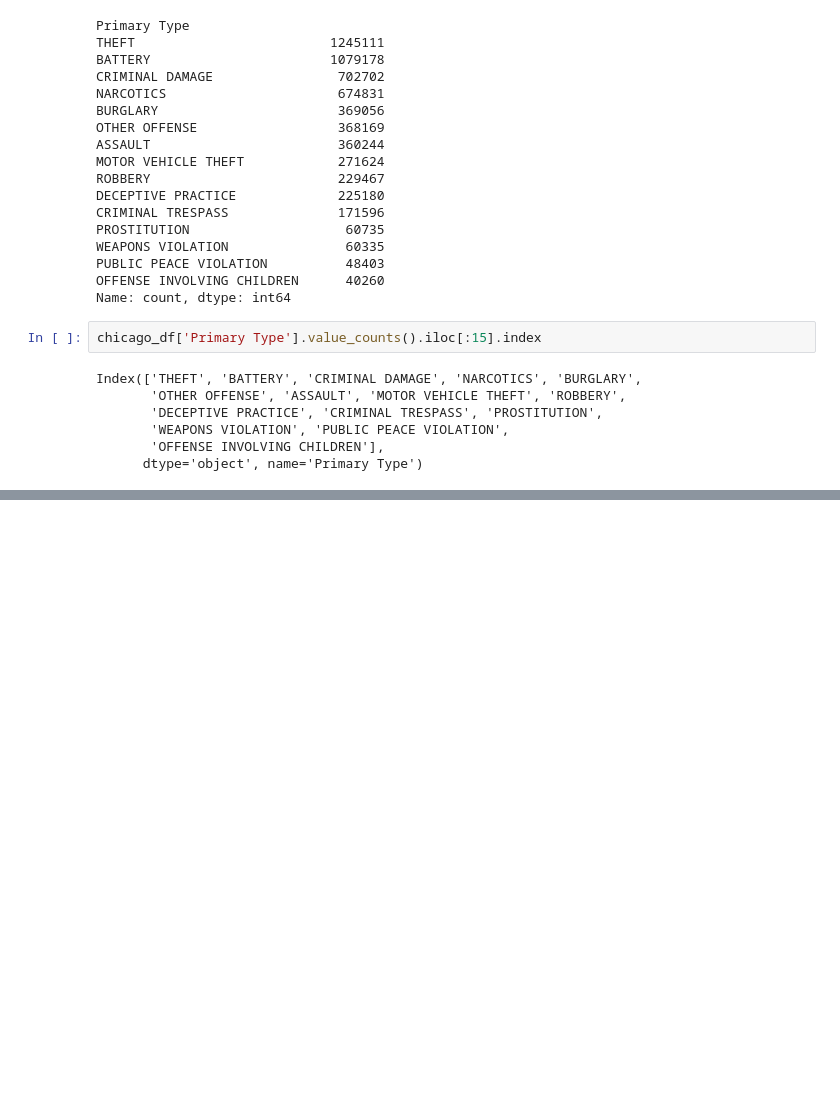
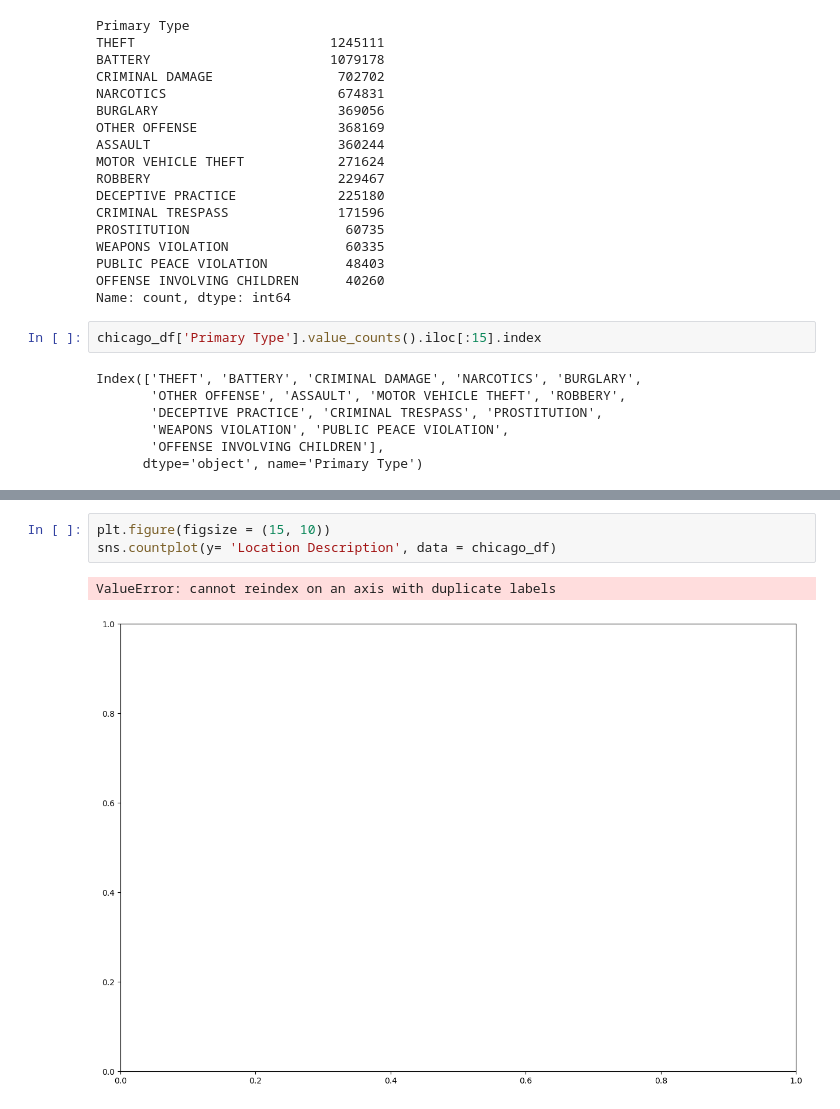
Before and after one commit to elarsaks/8ML-Projects, a Jupyter notebook: Project 3/MySolution.ipynb, the cells around one changed output, grey strips where cells are left out. Drawn from its saved outputs; the diff is of its cells as text; blank space fills up the shorter version.

```diff
--- a/Project 3/MySolution.ipynb
+++ b/Project 3/MySolution.ipynb
@@ -176,0 +176,6 @@ ValueError: Could not interpret value `Primary Types` for `y`. An entry with thi
+# %%
+plt.figure(figsize = (15, 10))
+sns.countplot(y= 'Location Description', data = chicago_df)
+# %% [output]
+ValueError: cannot reindex on an axis with duplicate labels
+[figure, added]
```
Also changed, not shown: parts of 15 cells of this notebook.
